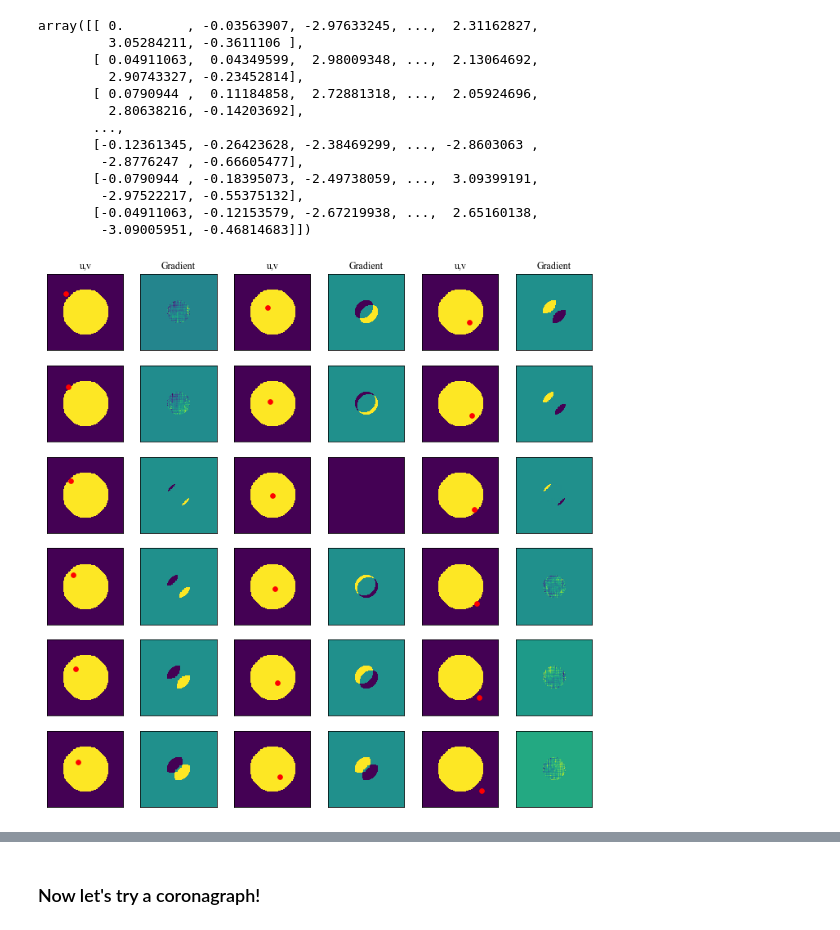
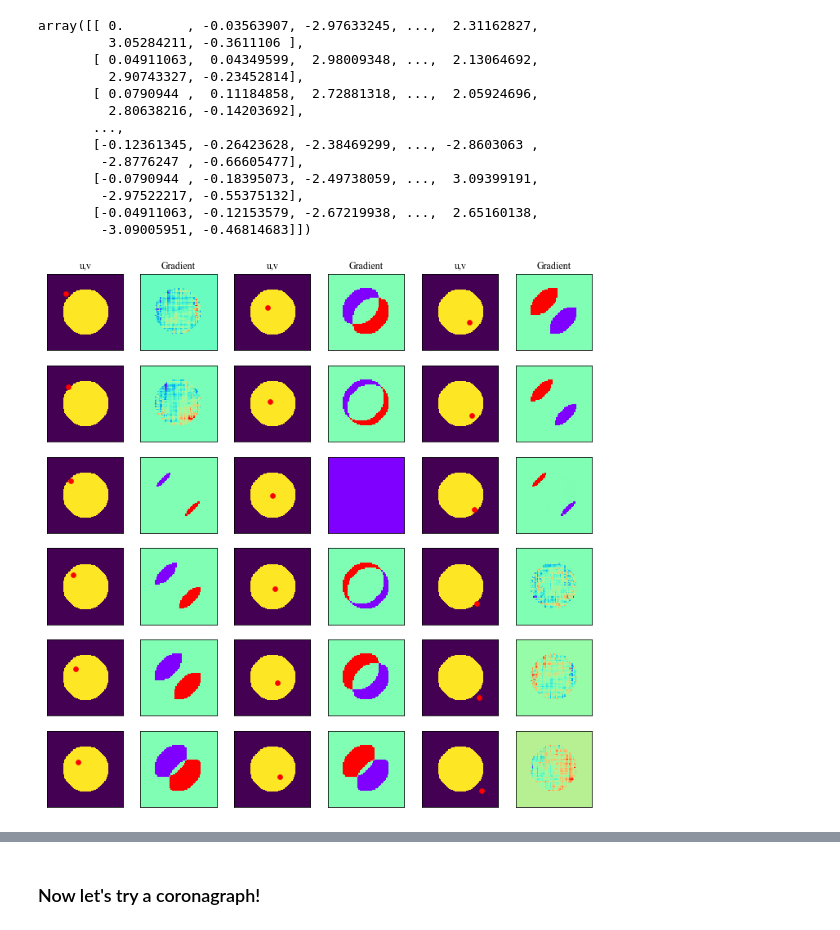
Before and after one commit to benjaminpope/anoroc, a Jupyter notebook: notebooks/toy_model.ipynb, the cells around one changed output, grey strips where cells are left out. Cells and saved outputs as stored; diff of their text form; code cells hidden in the pictures.

```diff
--- a/notebooks/toy_model.ipynb
+++ b/notebooks/toy_model.ipynb
@@ -6,6 +6,9 @@ import matplotlib.pyplot as plt
 
 import matplotlib as mpl
 mpl.style.use('seaborn-colorblind')
+phasemap = mpl.cm.rainbow
+phasemap.set_bad(color='k')
+
 
 #To make sure we have always the same matplotlib settings
 #(the ones in comments are the ipython notebook settings)
@@ -22,7 +25,7 @@ mpl.rcParams["font.family"] = "Times New Roman"
 
 colours = mpl.rcParams['axes.prop_cycle'].by_key()['color']
 
-from astropy import units as u
+from astropy import units as units
 
 shift = np.fft.fftshift
 fft   = np.fft.fft2
@@ -31,7 +34,7 @@ fftfreq = np.fft.fftfreq
 
 dtor = np.pi/180.0
 # %%
-def make_pupil(radius,npix=128,rtot=20*u.m,offset=0.):
+def make_pupil(radius,npix=128,rtot=20*units.m,offset=0.):
     x = np.linspace(-npix/2.,npix/2.,npix)-offset
     x = x*rtot/npix
     xx, yy = np.meshgrid(x,x)
@@ -42,7 +45,7 @@ def make_pupil(radius,npix=128,rtot=20*u.m,offset=0.):
     pupil[mask] = 0
     return pupil.value
 # %%
-pupil = make_pupil(3*u.m)
+pupil = make_pupil(3*units.m)
 # %%
 plt.imshow(pupil)
 # %% [output]
@@ -146,26 +145,29 @@ array([[ 0.        , -0.03563907, -2.97633245, ...,  2.31162827,
 # %%
 fig, ax = plt.subplots(6,6,figsize=(12, 12))
 columns = 2
 rows = 6
 indices = 32
 
 
 for j in [0,2,4]:
     for i in range(rows):
 #         print(indices)
-        ax[i,1+j].imshow(thisgrad[indices,indices,:,:])
+        ax[i,1+j].imshow(thisgrad[indices,indices,:,:],cmap=phasemap)
+        ax[i,1+j].set_xlim(32,128-32)
+        ax[i,1+j].set_ylim(128-32,32)
         ax[i,1+j].set_xticks([])
         ax[i,1+j].set_yticks([])
         if i ==0:
             ax[i,1+j].set_title('Gradient')
             ax[i,j].set_title('u,v')
 
         ax[i,j].imshow(support)
         ax[i,j].scatter(indices,indices,s=32,c='r')
         ax[i,j].set_xticks([])
         ax[i,j].set_yticks([])
         indices += 4
 
 plt.savefig('jacobian.png',bbox_inches='tight')
+plt.savefig('../paper/jacobian.pdf',bbox_inches='tight')
 # %% [output]
-[figure, old version]
+[figure, new version]
```
Also changed, not shown: parts of 19 cells of this notebook, 4 other files.
